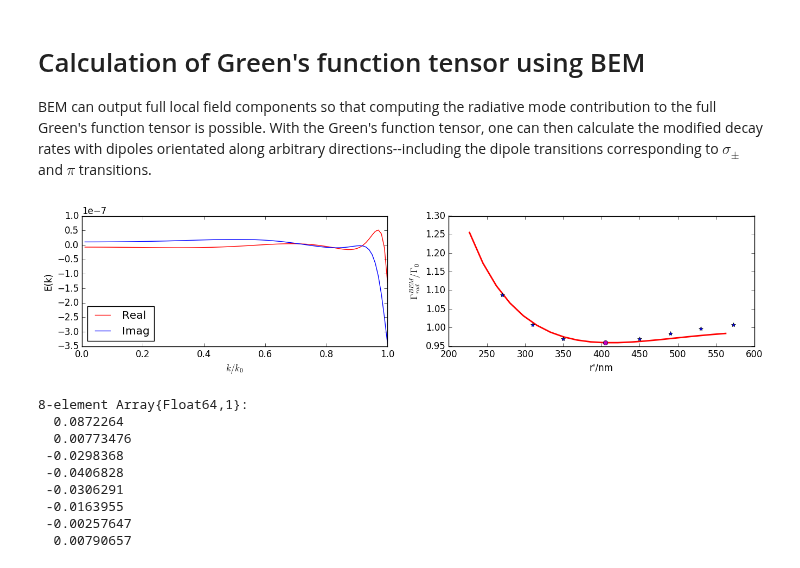
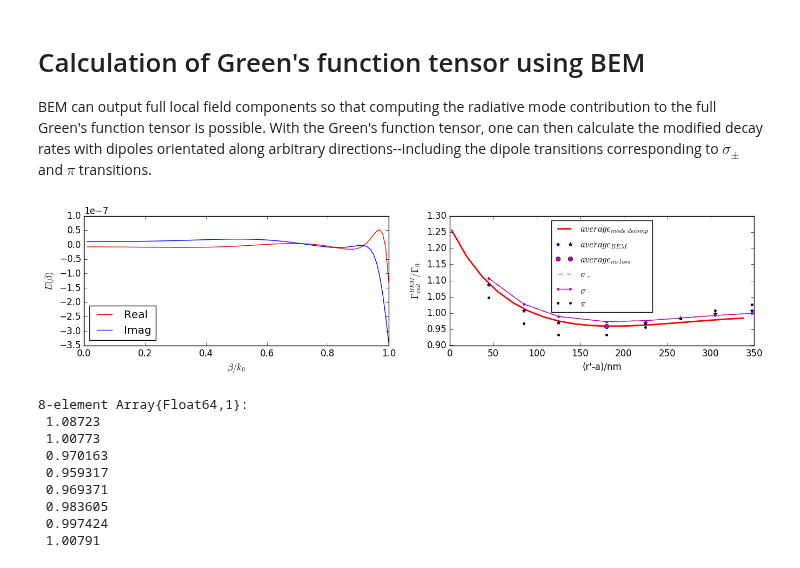
Before and after one commit to i2000s/simnanophotonics, a Jupyter notebook: nanofiber_BEM.ipynb, the cells around one changed output. Saved outputs shown, nothing was run; the diff lists cells and outputs as text; code cells hidden in the pictures.

```diff
--- a/nanofiber_BEM.ipynb
+++ b/nanofiber_BEM.ipynb
@@ -445,64 +445,92 @@ c=2.99792458e8;
 au=1.72e7; # This is the atomic unit in the CGS-units: $q/a_0^2$ statvolts/cm. In SI units, it becomes $e/(4π\varepsilon_0a_0^2)$ = 5.2e11 V/m.
 lambda0=0.895e-6;
 ω=2.*pi*c/lambda0;
-Gxx_rad=zeros(Complex{Float64},lenrp); Gyy_rad=zeros(Complex{Float64},lenrp); Gzz_rad=zeros(Complex{Float64},lenrp);
+GFT_rad_ind=zeros(Complex{Float64},3,3,lenrp);
+G0=Inf + 2.0/3.*(ω/c)^3*im;
+gamma_rad_BEM_rp_average=zeros(lenrp);
+gamma_rad_BEM_rp_sigmap=zeros(lenrp);
+gamma_rad_BEM_rp_sigmam=zeros(lenrp);
+gamma_rad_BEM_rp_pi=zeros(lenrp);
+# Define the unitary dipole orientation vector.
+e_dipole_sigmap=[-1.;-1.0*im;0]/sqrt(2);
+e_dipole_sigmam=[1.; -1.0*im;0]/sqrt(2);
+e_dipole_pi=[0.; 0.; 1.];
 using NumericalMath
 for ii=1:lenrp
-    Gxx_rad[ii]=trapz(k_vec[1:breakpoint],Ex_dx[1:breakpoint,ii])*(ω/c)^3/pi^2*au*4./3.;
-    Gyy_rad[ii]=trapz(k_vec[1:breakpoint],Ey_dy[1:breakpoint,ii])*(ω/c)^3/pi^2*au*4./3.;
-    Gzz_rad[ii]=trapz(k_vec[1:breakpoint],Ez_dz[1:breakpoint,ii])*(ω/c)^3/pi^2*au*4./3.;
+    Gxx_rad_ind=trapz(k_vec[1:breakpoint],Ex_dx[1:breakpoint,ii])*(ω/c)^3/pi^2*au*4.0/3.;#G0+
+    Gyy_rad_ind=trapz(k_vec[1:breakpoint],Ey_dy[1:breakpoint,ii])*(ω/c)^3/pi^2*au*4.0/3.;#G0+
+    Gzz_rad_ind=trapz(k_vec[1:breakpoint],Ez_dz[1:breakpoint,ii])*(ω/c)^3/pi^2*au*4.0/3.;#G0+
+    Gyx_rad_ind=trapz(k_vec[1:breakpoint],Ey_dx[1:breakpoint,ii])*(ω/c)^3/pi^2*au*4.0/3.;
+    Gzx_rad_ind=trapz(k_vec[1:breakpoint],Ez_dx[1:breakpoint,ii])*(ω/c)^3/pi^2*au*4.0/3.;
+    Gxy_rad_ind=trapz(k_vec[1:breakpoint],Ex_dy[1:breakpoint,ii])*(ω/c)^3/pi^2*au*4.0/3.;
+    Gzy_rad_ind=trapz(k_vec[1:breakpoint],Ez_dy[1:breakpoint,ii])*(ω/c)^3/pi^2*au*4.0/3.;
+    Gxz_rad_ind=trapz(k_vec[1:breakpoint],Ex_dz[1:breakpoint,ii])*(ω/c)^3/pi^2*au*4.0/3.;
+    Gyz_rad_ind=trapz(k_vec[1:breakpoint],Ey_dz[1:breakpoint,ii])*(ω/c)^3/pi^2*au*4.0/3.;
+    GFT_rad_ind[:,:,ii]=[Gxx_rad_ind Gxy_rad_ind Gxz_rad_ind;
+        Gyx_rad_ind Gyy_rad_ind Gzy_rad_ind;
+        Gzx_rad_ind Gzy_rad_ind Gzz_rad_ind];
 end
 
 # Calculate the relative averaged decay rate at the given dipole located at x=405nm and y=0.
-gamma0=2./3.*(ω/c)^3;
-gamma_rad_BEM_rp=imag(Gxx_rad+Gyy_rad+Gzz_rad)/3./gamma0
+gamma0=imag(G0);
+for ii =1:lenrp
+    gamma_rad_BEM_rp_average[ii]=1+trace(imag(GFT_rad_ind[:,:,ii]))/gamma0/3.;
+    gamma_rad_BEM_rp_sigmap[ii]=1+real((e_dipole_sigmap'*imag(GFT_rad_ind[:,:,ii])*e_dipole_sigmap)/gamma0)[1];
+    gamma_rad_BEM_rp_sigmam[ii]=1+real((e_dipole_sigmam'*imag(GFT_rad_ind[:,:,ii])*e_dipole_sigmam)/gamma0)[1];
+    gamma_rad_BEM_rp_pi[ii]=1+real((e_dipole_pi'*imag(GFT_rad_ind[:,:,ii])*e_dipole_pi)/gamma0)[1];
+end
 
 # Recalculate the diagonal GFT elements with a dipole placed at r'=405nm from the fiber axis with lower imaginary part of epsilon.
 E_dipolex = readdlm(join(["data/dipolex_E_N_1_lam_894_eps_2.1013_1e-05_a_225_x_","405","_y_0_q_0_1.45_146.dat"]), header=false)
 Ex_dx_r0=E_dipolex[:,5]+im*E_dipolex[:,6];
 Ey_dx_r0=E_dipolex[:,7]+im*E_dipolex[:,8];
 Ez_dx_r0=E_dipolex[:,9]+im*E_dipolex[:,10];
 E_dipoley = readdlm(join(["data/dipoley_E_N_1_lam_894_eps_2.1013_1e-05_a_225_x_","405","_y_0_q_0_1.45_146.dat"]), header=false)
 Ex_dy_r0=E_dipoley[:,5]+im*E_dipoley[:,6];
 Ey_dy_r0=E_dipoley[:,7]+im*E_dipoley[:,8];
 Ez_dy_r0=E_dipoley[:,9]+im*E_dipoley[:,10];
 E_dipolez = readdlm(join(["data/dipolez_E_N_1_lam_894_eps_2.1013_1e-05_a_225_x_","405","_y_0_q_0_1.45_146.dat"]), header=false)
 Ex_dz_r0=E_dipolez[:,5]+im*E_dipolez[:,6];
 Ey_dz_r0=E_dipolez[:,7]+im*E_dipolez[:,8];
 Ez_dz_r0=E_dipolez[:,9]+im*E_dipolez[:,10];
 Gxx_rad_r0=trapz(k_vec[1:breakpoint],Ex_dx_r0[1:breakpoint])*(ω/c)^3/pi^2*au*4./3.;
 Gyy_rad_r0=trapz(k_vec[1:breakpoint],Ey_dy_r0[1:breakpoint])*(ω/c)^3/pi^2*au*4./3.;
 Gzz_rad_r0=trapz(k_vec[1:breakpoint],Ez_dz_r0[1:breakpoint])*(ω/c)^3/pi^2*au*4./3.;
 gamma_rad_BEM_r0=imag(Gxx_rad_r0+Gyy_rad_r0+Gzz_rad_r0)/3./gamma0;
 
 # Plot out gamma_rad as a function of dipole position.
 figure(figsize=(16,3));
 subplot(1,2,1)
 plot((1:breakpoint)/100.,real(Ex_dx[1:breakpoint,4]),"r-")
 plot((1:breakpoint)/100.,imag(Ex_dx[1:breakpoint,4]),"b-")
-ylabel("E(k)")
-xlabel(L"k/k_0")
+ylabel(L"E(\beta)")
+xlabel(L"\beta/k_0")
 legend(["Real","Imag"],loc="lower left")
 
 subplot(1,2,2)
-plot(rp0_test[1,:]/1.e-9, 1+sum(gamma_rad,2), "r-", linewidth=2.0)
-plot(rp_BEM,real(gamma_rad_BEM_rp)+1.,"b*")
-plot(405,real(gamma_rad_BEM_r0)+1.,"mo");
-xlabel("r'/nm")
+a=225;
+plot(rp0_test[1,:]/1.e-9-a, 1+sum(gamma_rad,2), "r-", linewidth=2.0)
+plot(rp_BEM-a,real(gamma_rad_BEM_rp_average),"b*")
+plot(405-a,real(gamma_rad_BEM_r0)+1.,"mo");
+plot(rp_BEM-a,gamma_rad_BEM_rp_sigmap,"r--");
+plot(rp_BEM-a,gamma_rad_BEM_rp_sigmam,"m.-");
+plot(rp_BEM-a,gamma_rad_BEM_rp_pi,"k.")
+xlabel("(r'-a)/nm")
 ylabel(L"\Gamma_{rad}^{BEM}/\Gamma_0")
 #ylim([0,1.2])
-real(gamma_rad_BEM_rp)
+legend([L"average_{mode\,\,decomp}",L"average_{BEM}",L"average_{no\,\,loss}",L"\sigma_+",L"\sigma_-",L"\pi"],loc="upper center",fontsize=12);
+gamma_rad_BEM_rp_average
 # %% [output]
-[figure, old version]
+[figure, new version]
 8-element Array{Float64,1}:
-  0.0872264
-  0.00773476
- -0.0298368
- -0.0406828
- -0.0306291
- -0.0163955
- -0.00257647
-  0.00790657
+ 1.08723
+ 1.00773
+ 0.970163
+ 0.959317
+ 0.969371
+ 0.983605
+ 0.997424
+ 1.00791
 # %% [markdown]
 On the plots above, the left shows the real and imaginary parts of the induced field component $E_x(r')$ when an $x$-polarized dipole was placed at $r'=405$nm away from the fiber axis. Results are calculated from BEM and are not normalized properly. When the wave number $k\approx k_0=\omega/c$, the values are changing dramatically, despite of a small givin loss to the material.
 
```
Also changed, not shown: parts of 1 cell of this notebook, 11 other files.
